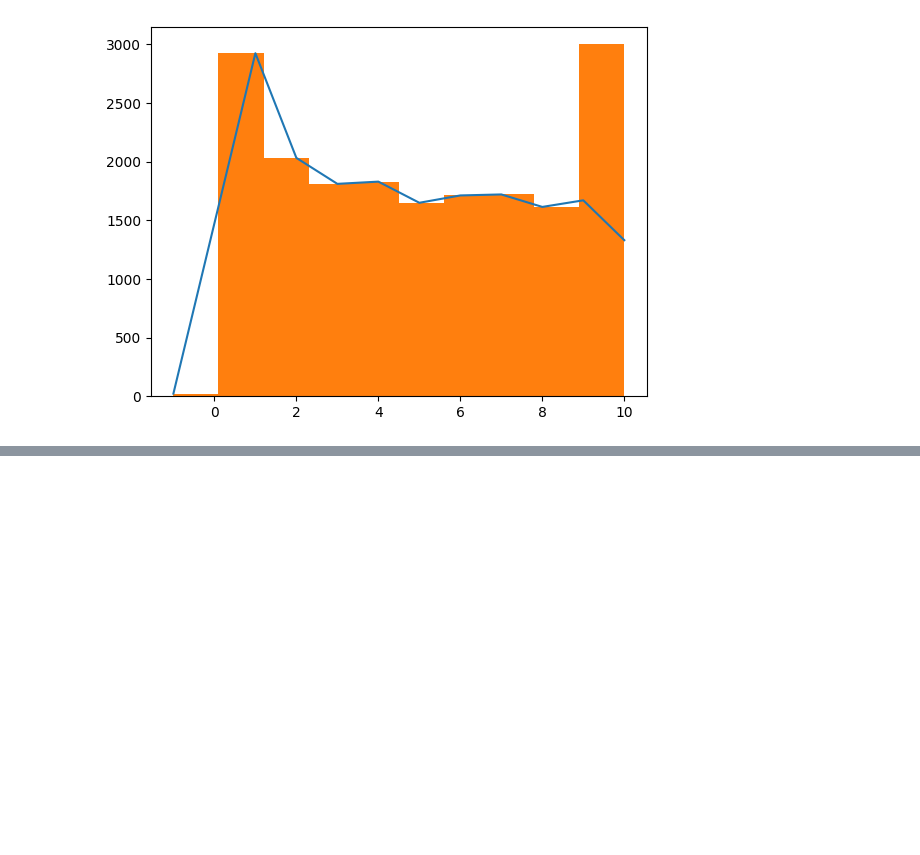
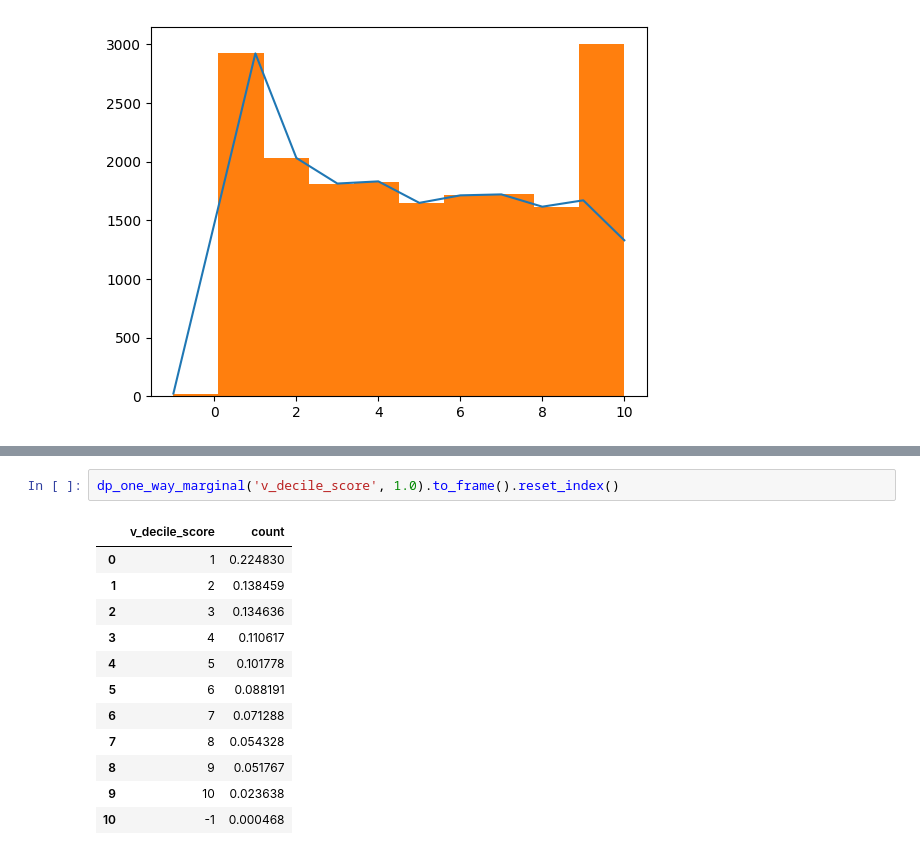
Before and after one commit to CFurch/cs3110-final-project, a Jupyter notebook: COMPAS Recidivism Analysis.ipynb, the cells around one changed output, grey strips where cells are left out. Saved outputs shown, nothing was run; the diff lists cells and outputs as text; blank space fills up the shorter version.

```diff
--- a/COMPAS Recidivism Analysis.ipynb
+++ b/COMPAS Recidivism Analysis.ipynb
@@ -100,0 +144,15 @@ plt.hist(compas['decile_score'], bins=10)
+# %%
+dp_one_way_marginal('v_decile_score', 1.0).to_frame().reset_index()
+# %% [output]
+|  | v_decile_score | count |
+| 0 | 1 | 0.224830 |
+| 1 | 2 | 0.138459 |
+| 2 | 3 | 0.134636 |
+| 3 | 4 | 0.110617 |
+| 4 | 5 | 0.101778 |
+| 5 | 6 | 0.088191 |
+| 6 | 7 | 0.071288 |
+| 7 | 8 | 0.054328 |
+| 8 | 9 | 0.051767 |
+| 9 | 10 | 0.023638 |
+| 10 | -1 | 0.000468 |
```
Also changed, not shown: parts of 15 cells of this notebook.
